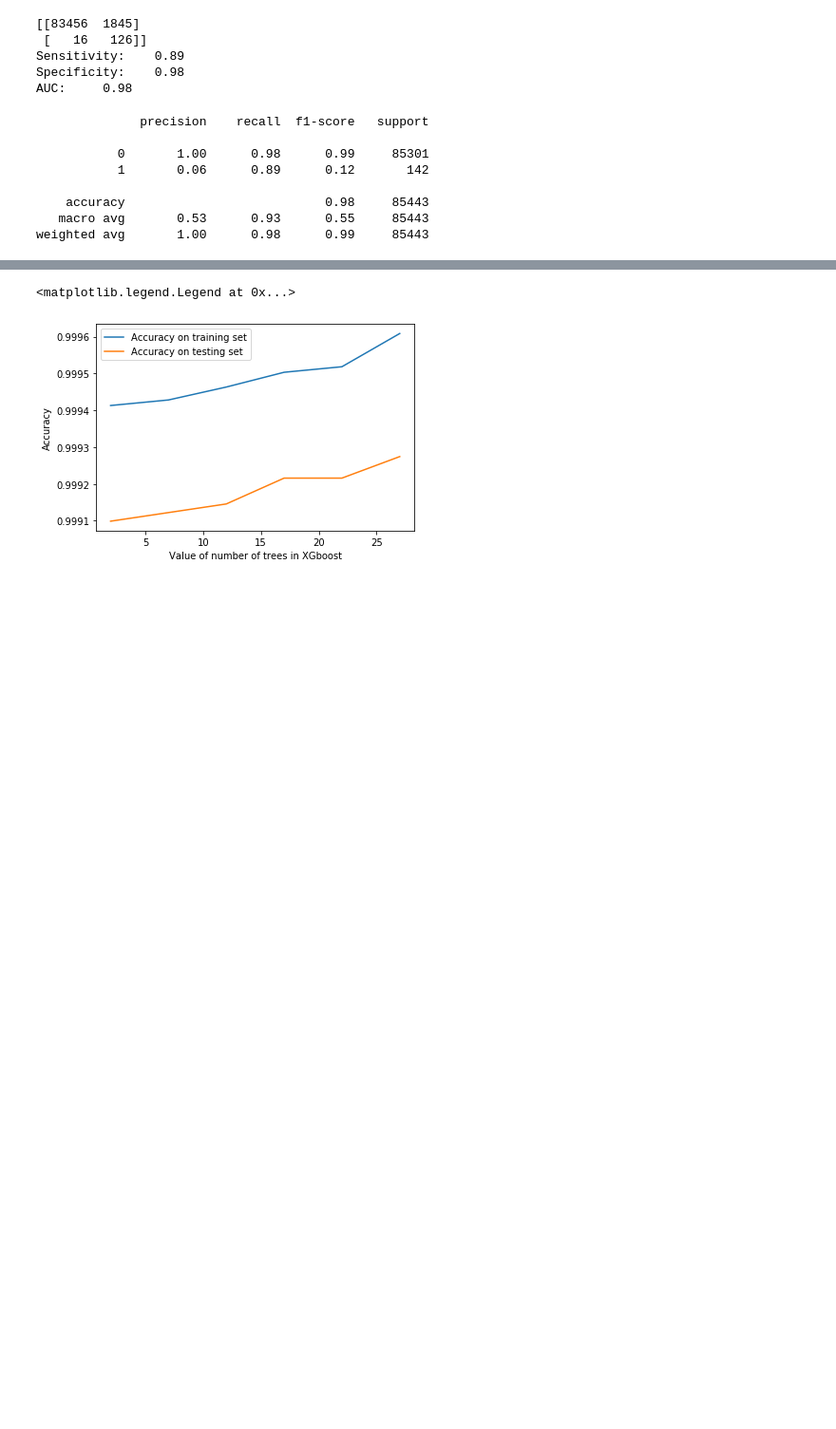
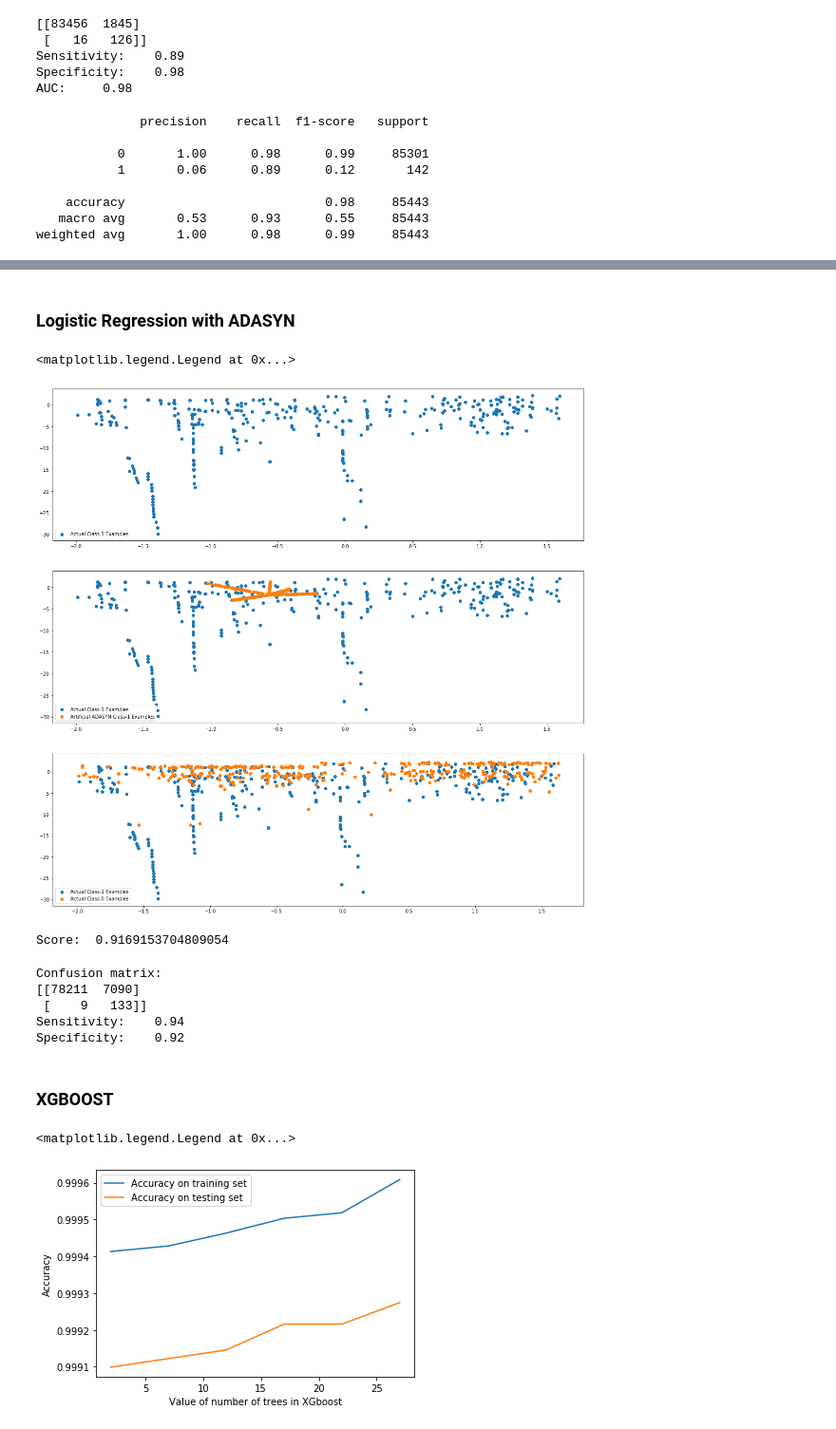
Before and after one commit to uma3010/-CreditCardFraud, a Jupyter notebook: CreditCardFraud.ipynb, the cells around one changed output, grey strips where cells are left out. Shown at 95% size. Cells and saved outputs as stored; diff of their text form; code cells hidden in the pictures; blank space fills up the shorter version.

```diff
--- a/CreditCardFraud.ipynb
+++ b/CreditCardFraud.ipynb
@@ -248,3 +313,61 @@ weighted avg       1.00      0.98      0.99     85443
+# %% [markdown]
+### Logistic Regression with ADASYN
+# %%
+ada = over_sampling.ADASYN(random_state=0)
+X_train_adasyn, y_train_adasyn = ada.fit_resample(X_train, y_train)
+# Artificial minority samples and corresponding minority labels from ADASYN are appended
+# below X_train and y_train respectively
+# So to exclusively get the artificial minority samples from ADASYN, we do
+X_train_adasyn_1 = X_train_adasyn[X_train.shape[0]:]
+
+X_train_1 = X_train.to_numpy()[np.where(y_train==1.0)]
+X_train_0 = X_train.to_numpy()[np.where(y_train==0.0)]
+
+
+
+import matplotlib.pyplot as plt
+%matplotlib inline
+plt.rcParams['figure.figsize'] = [20, 20]
+fig = plt.figure()
+
+plt.subplot(3, 1, 1)
+plt.scatter(X_train_1[:, 0], X_train_1[:, 1], label='Actual Class-1 Examples')
+plt.legend()
+
+plt.subplot(3, 1, 2)
+plt.scatter(X_train_1[:, 0], X_train_1[:, 1], label='Actual Class-1 Examples')
+plt.scatter(X_train_adasyn_1[:X_train_1.shape[0], 0], X_train_adasyn_1[:X_train_1.shape[0], 1],
+            label='Artificial ADASYN Class-1 Examples')
+plt.legend()
+
+plt.subplot(3, 1, 3)
+plt.scatter(X_train_1[:, 0], X_train_1[:, 1], label='Actual Class-1 Examples')
+plt.scatter(X_train_0[:X_train_1.shape[0], 0], X_train_0[:X_train_1.shape[0], 1], label='Actual Class-0 Examples')
+plt.legend()
+# %% [output]
+<matplotlib.legend.Legend at 0x...>
+[figure, added]
+# %%
+logistic = linear_model.LogisticRegression(C=1e5)
+logistic.fit(X_train_adasyn, y_train_adasyn)
+print("Score: ", logistic.score(X_test, y_test))
+# %% [output]
+Score:  0.9169153704809054
+# %%
+y_pred2 = np.array(logistic.predict(X_test))
+y_test2 = np.array(y_test)
+confusion_matrix2 = confusion_matrix(y_test2, y_pred2)
+print("Confusion matrix:\n%s" % confusion_matrix2)
+sensitivity, specificity, _ = sensitivity_specificity_support(y_test2, y_pred2, average='binary')
+print("Sensitivity: \t", round(sensitivity, 2), "\n", "Specificity: \t", round(specificity, 2), sep='')
+# %% [output]
+Confusion matrix:
+[[78211  7090]
+ [    9   133]]
+Sensitivity:    0.94
+Specificity:    0.92
+# %% [markdown]
+### XGBOOST
 # %%
 from xgboost import XGBClassifier
 from sklearn.neighbors import KNeighborsClassifier
```
Also changed, not shown: parts of 13 cells of this notebook.
